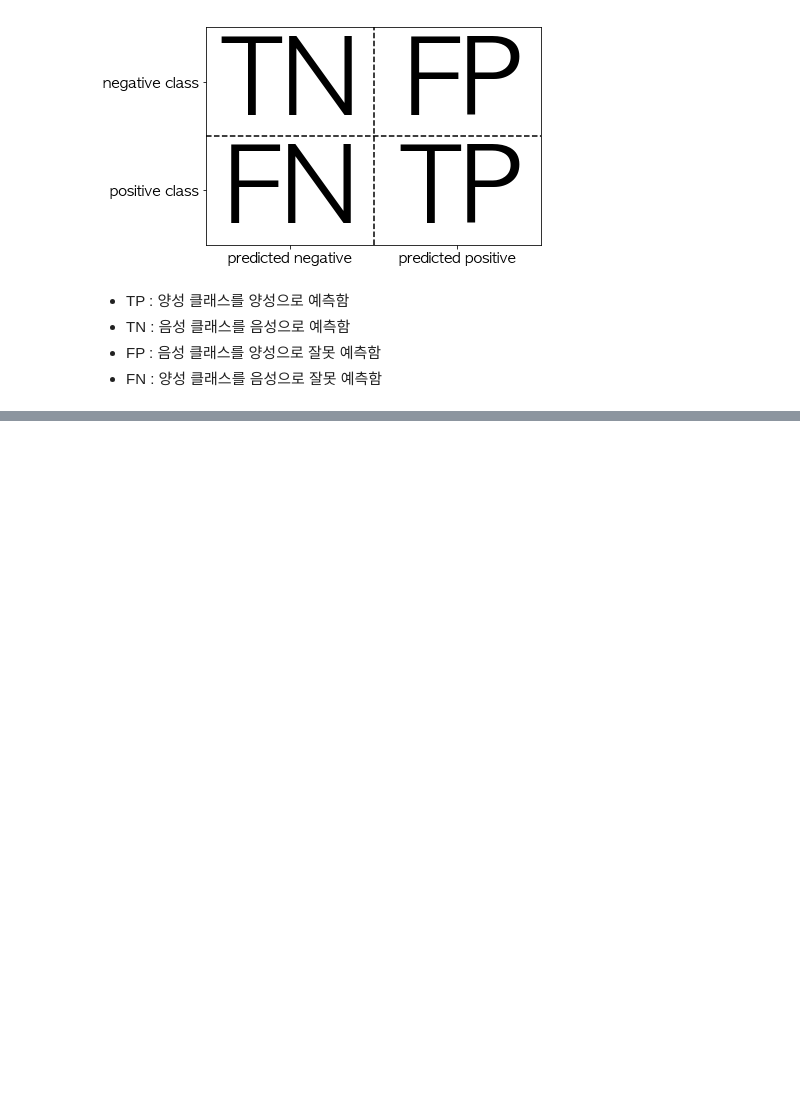
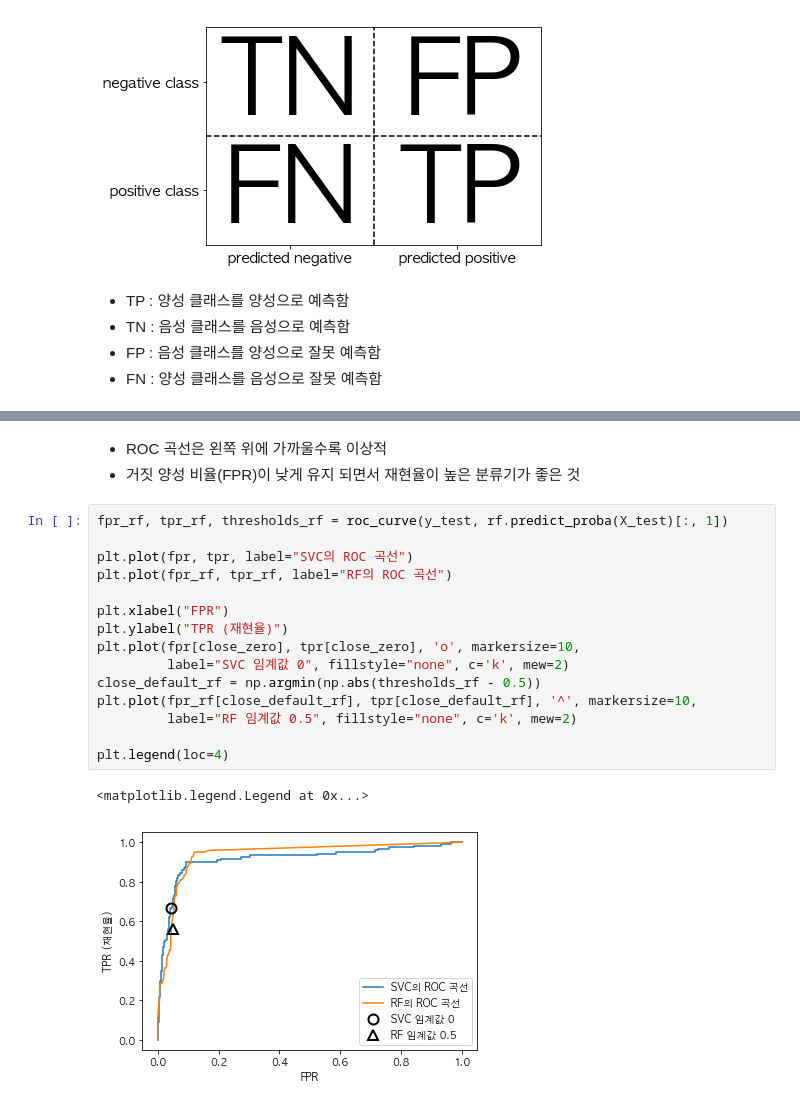
Before and after one commit to timetobye/Machine_learning_study, a Jupyter notebook: introduction_to_machine_learning_with_python/chpater_5_/chapter_5.ipynb, the cells around one changed output, grey strips where cells are left out. Cells and saved outputs as stored; diff of their text form; blank space fills up the shorter version.

```diff
--- a/introduction_to_machine_learning_with_python/chpater_5_/chapter_5.ipynb
+++ b/introduction_to_machine_learning_with_python/chpater_5_/chapter_5.ipynb
@@ -722,0 +883,21 @@ Logistic Regression
+# %% [markdown]
+- ROC 곡선은 왼쪽 위에 가까울수록 이상적
+- 거짓 양성 비율(FPR)이 낮게 유지 되면서 재현율이 높은 분류기가 좋은 것
+# %%
+fpr_rf, tpr_rf, thresholds_rf = roc_curve(y_test, rf.predict_proba(X_test)[:, 1])
+
+plt.plot(fpr, tpr, label="SVC의 ROC 곡선")
+plt.plot(fpr_rf, tpr_rf, label="RF의 ROC 곡선")
+
+plt.xlabel("FPR")
+plt.ylabel("TPR (재현율)")
+plt.plot(fpr[close_zero], tpr[close_zero], 'o', markersize=10,
+         label="SVC 임계값 0", fillstyle="none", c='k', mew=2)
+close_default_rf = np.argmin(np.abs(thresholds_rf - 0.5))
+plt.plot(fpr_rf[close_default_rf], tpr[close_default_rf], '^', markersize=10,
+         label="RF 임계값 0.5", fillstyle="none", c='k', mew=2)
+
+plt.legend(loc=4)
+# %% [output]
+<matplotlib.legend.Legend at 0x...>
+[figure, added]
```
Also changed, not shown: parts of 61 cells of this notebook, 2 other files.
